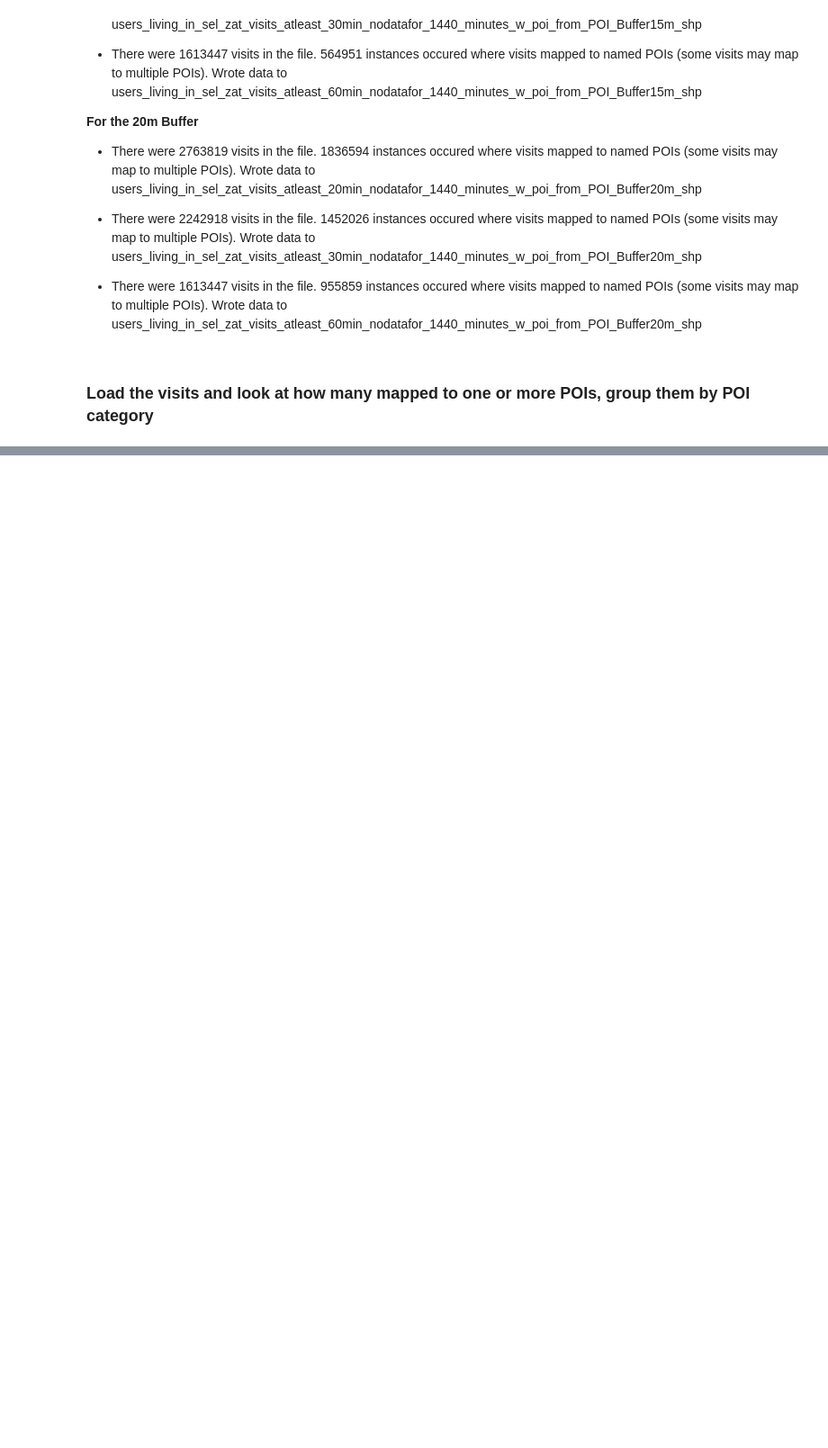
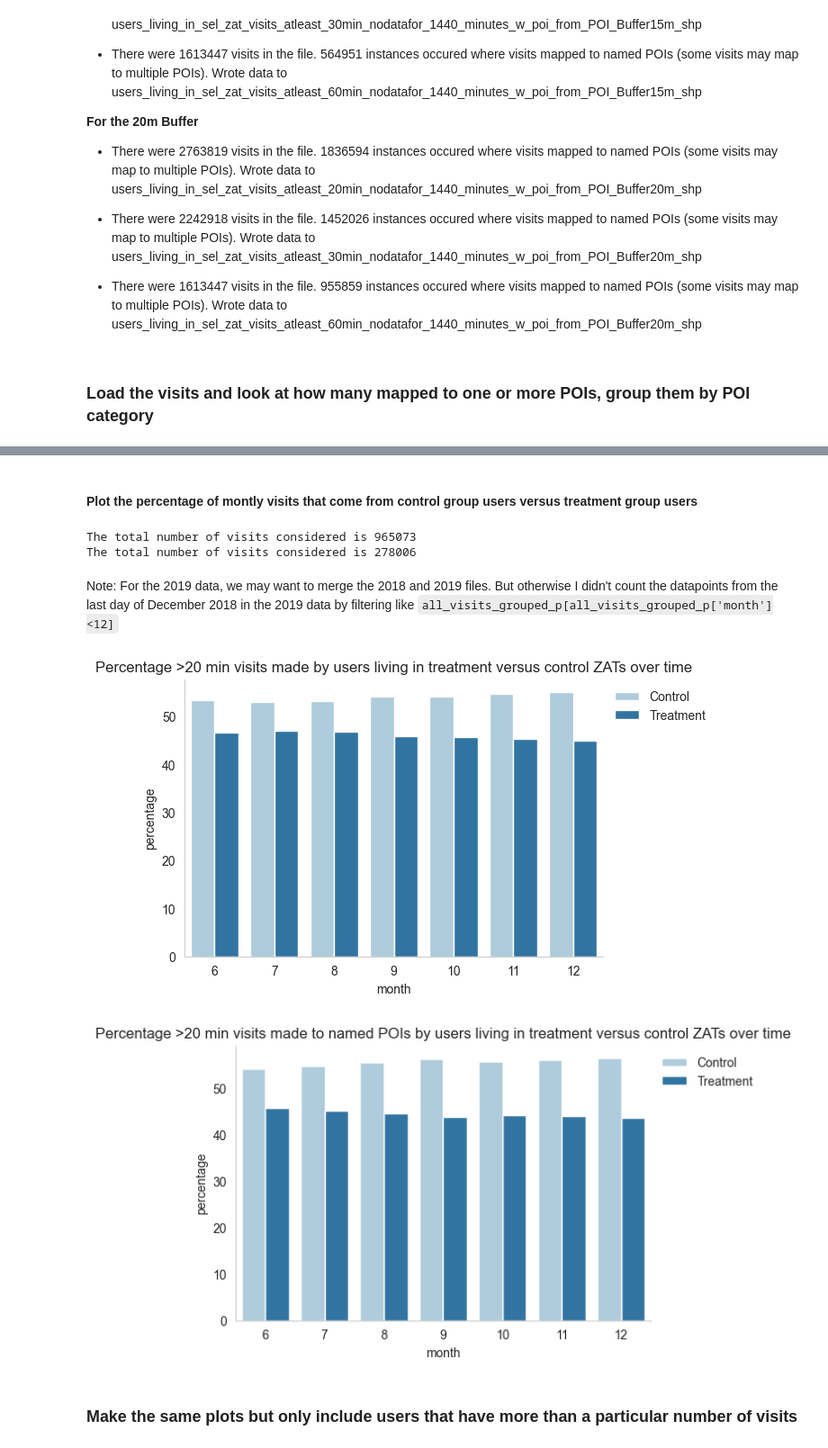
Before and after one commit to spur-eth/mobile_data_colombia, a Jupyter notebook: code/visit_analysis.ipynb, the cells around one changed output, grey strips where cells are left out. Shown at 90% size. Saved outputs shown, nothing was run; the diff lists cells and outputs as text; code cells hidden in the pictures; blank space fills up the shorter version.

```diff
--- a/code/visit_analysis.ipynb
+++ b/code/visit_analysis.ipynb
@@ -137,0 +185,25 @@ plot_stacked_bar_from_csv(f'{grouped_cat_prop_csv_fp}.csv', out_file=plotfilenam
+# %%
+def count_visits_by_month(visit_df, cols, as_proportion=False, normalize=False, dt_col='datetime'):
+    visits_to_plot = visit_df.reset_index()[cols_for_bar]
+    print(f'The total number of visits considered is {len(visits_to_plot)}')
+    visits_to_plot["datetime"] = pd.to_datetime(visits_to_plot["datetime"], format='mixed', dayfirst=True)
+    visits_to_plot['month_name'] = visits_to_plot["datetime"].dt.month_name()
+    visits_to_plot['month'] = visits_to_plot["datetime"].dt.month
+    if as_proportion == False:
+        visits_grouped = visits_to_plot.groupby('month')['Group'].value_counts(dropna=False).to_frame().reset_index()
+    else:
+        visits_grouped = visits_to_plot.groupby('month')['Group'].value_counts(dropna=False, normalize=True).to_frame().reset_index()
+        visits_grouped['percentage'] = round(visits_grouped['proportion']*100, 2)
+    if normalize == True:
+        num_users_per_month = visits_to_plot.groupby(['month', 'Group'])['uid'].nunique().to_frame().reset_index()
+        normalized_visits_grouped = num_users_per_month.merge(visits_grouped['count'], left_index=True, right_index=True)
+        normalized_visits_grouped['count_normalized_nusers'] = normalized_visits_grouped['count']/normalized_visits_grouped['uid']
+        visits_grouped = normalized_visits_grouped
+    return visits_to_plot, visits_grouped
+
+cols_for_bar = ['uid', #'lat_visit', 'lng_visit',
+                'datetime', #'leaving_datetime',
+                'Group', 'name', 'category']
+
+all_visits, all_visits_grouped = count_visits_by_month(visits_w_poi_df, cols=cols_for_bar, normalize=True)
+named_poi_visits, named_visits_grouped = count_visits_by_month(visits_w_named_pois, cols=cols_for_bar, normalize=True)
@@ -137,0 +264,27 @@ plot_stacked_bar_from_csv(f'{grouped_cat_prop_csv_fp}.csv', out_file=plotfilenam
+# %% [markdown]
+#### Plot the percentage of montly visits that come from control group users versus treatment group users
+# %%
+all_visits_p, all_visits_grouped_p = count_visits_by_month(visits_w_poi_df, cols=cols_for_bar, as_proportion=True)
+named_poi_visits_p, named_visits_grouped_p = count_visits_by_month(visits_w_named_pois, cols=cols_for_bar, as_proportion=True)
+# %% [output]
+The total number of visits considered is 965073
+The total number of visits considered is 278006
+# %% [markdown]
+Note: For the 2019 data, we may want to merge the 2018 and 2019 files. But otherwise I didn't count the datapoints from the last day of December 2018 in the 2019 data by filtering like `all_visits_grouped_p[all_visits_grouped_p['month']<12]`
+# %%
+data = all_visits_grouped_p#[all_visits_grouped_p['month']<12]
+title = f'Percentage >{stopping_time} min visits made by users living in treatment versus control ZATs over time'
+plot_visits_bar(
+    data=data, x='month', y='percentage',
+    hue='Group', plot_dir=plot_dir, title=title, figsize=(6, 4))
+
+data = named_visits_grouped_p#[named_visits_grouped_p['month']<12]
+title = f'Percentage >{stopping_time} min visits made to named POIs by users living in treatment versus control ZATs over time'
+plot_visits_bar(
+    data=data, x='month', y='percentage',
+    hue='Group', plot_dir=plot_dir, title=title, figsize=(6, 4))
+# %% [output]
+[figure, added]
+[figure, added]
+# %% [markdown]
+### Make the same plots but only include users that have more than a particular number of visits
```
Also changed, not shown: parts of 28 cells of this notebook, 1 other file.
